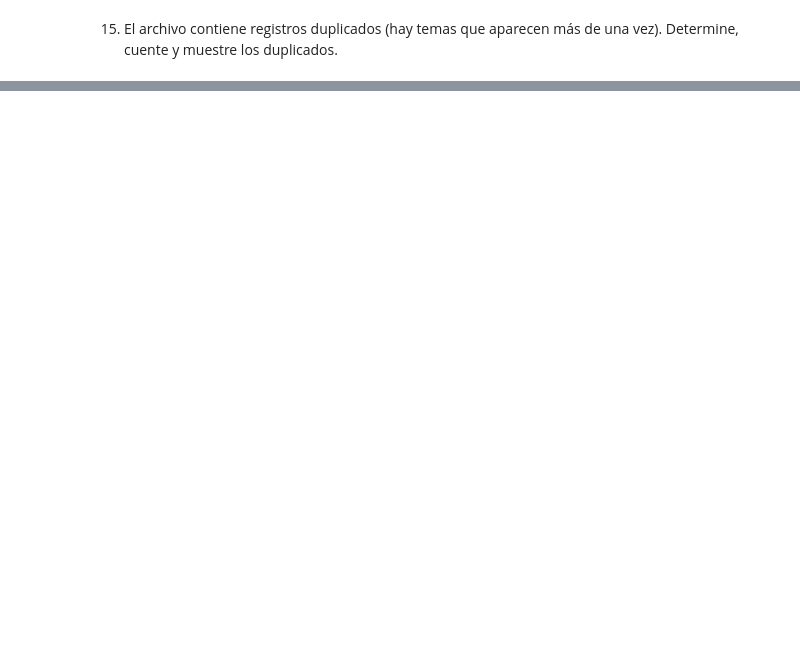
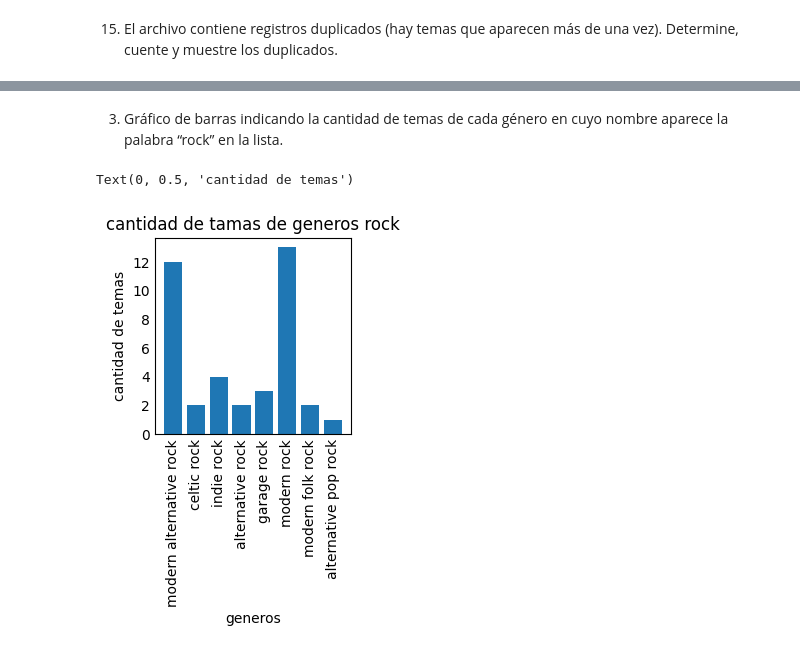
Before and after one commit to rubenegomez/Trabajo-Practico-Argentina-Programa-Python, a Jupyter notebook: Trabajo practico.ipynb, the cells around one changed output, grey strips where cells are left out. Drawn from its saved outputs; the diff is of its cells as text; code cells hidden in the pictures; blank space fills up the shorter version.

```diff
--- a/Trabajo practico.ipynb
+++ b/Trabajo practico.ipynb
@@ -634,0 +850,18 @@ Determine, cuente y muestre los duplicados.
+# %% [markdown]
+3. Gráfico de barras indicando la cantidad de temas de cada género en cuyo nombre
+   aparece la palabra “rock” en la lista.
+# %%
+import matplotlib.pyplot as plt
+
+x = ["modern alternative rock", "celtic rock", "indie rock", "alternative rock", "garage rock", "modern rock", "modern folk rock", "alternative pop rock"]
+y = [12, 2, 4, 2, 3, 13, 2, 1]
+
+fig, ax = plt.subplots()
+ax.bar(x, y)
+plt.xticks(rotation = 90)
+ax.set_title("cantidad de tamas de generos rock")
+ax.set_xlabel("generos")
+ax.set_ylabel("cantidad de temas")
+# %% [output]
+Text(0, 0.5, 'cantidad de temas')
+[figure, added]
```
Also changed, not shown: parts of 25 cells of this notebook, 1 other file.
